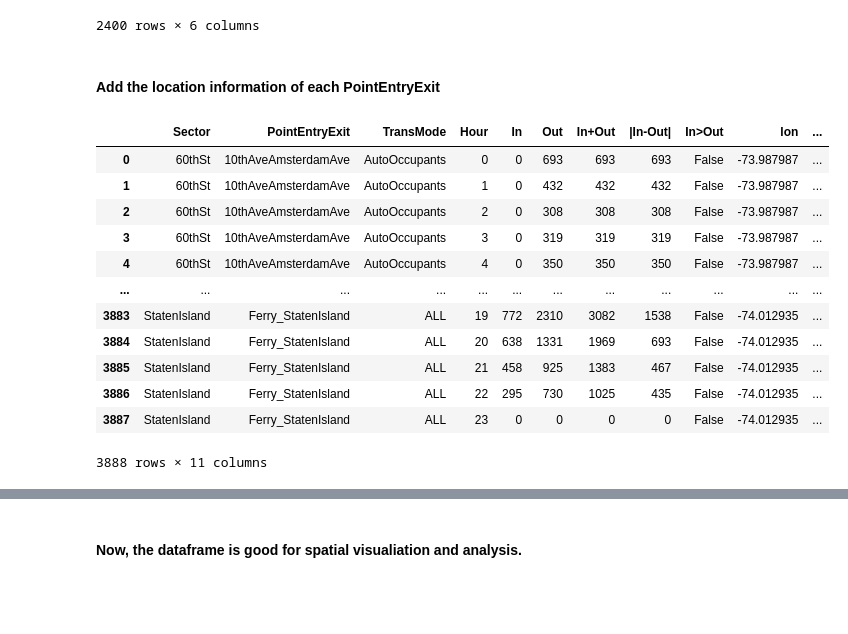
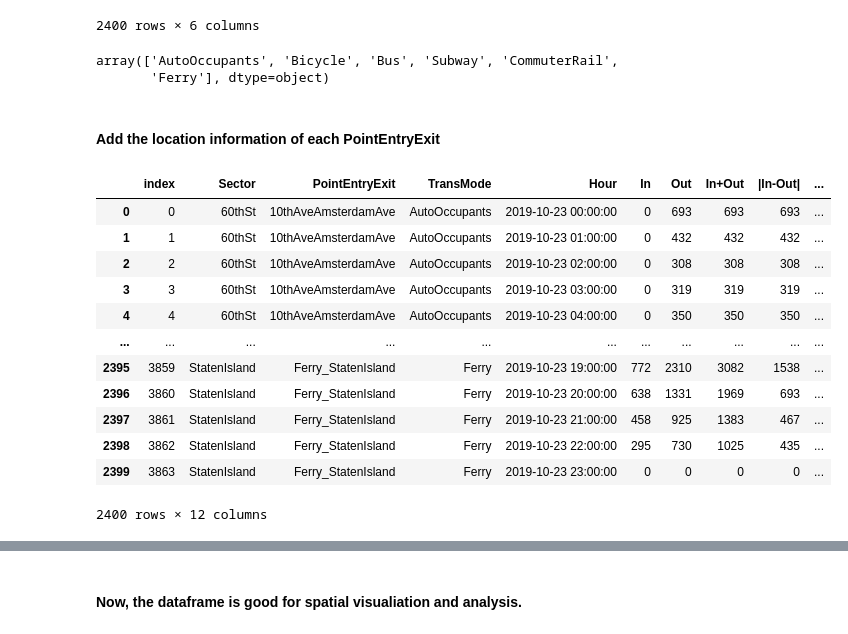
Before and after one commit to BNewborn/mobility-electrification, a Jupyter notebook: 02_DataVisualization/01_HBD_LocationDataset.ipynb, the cells around one changed output, grey strips where cells are left out. Drawn from its saved outputs; the diff is of its cells as text; code cells hidden in the pictures; blank space fills up the shorter version.

```diff
--- a/02_DataVisualization/01_HBD_LocationDataset.ipynb
+++ b/02_DataVisualization/01_HBD_LocationDataset.ipynb
@@ -102,35 +102,51 @@ hbd_reshape
 | 2398 | StatenIsland | Ferry_StatenIsland | Ferry | 22 | 295 | 730 |
 | 2399 | StatenIsland | Ferry_StatenIsland | Ferry | 23 | 0 | 0 |
 2400 rows × 6 columns
+# %%
+hbd_reshape.TransMode.unique()
+# %% [output]
+array(['AutoOccupants', 'Bicycle', 'Bus', 'Subway', 'CommuterRail',
+       'Ferry'], dtype=object)
 # %% [markdown]
 #### Add the location information of each PointEntryExit
 # %%
 # Add 'ALL' (the sum of all TransMode) in the TransMode
 hbd_allmodes = hbd_reshape.groupby(by=['Sector','PointEntryExit','Hour']).agg({"In":"sum","Out":"sum"}).reset_index()
 hbd_allmodes['TransMode'] = 'ALL'
 hbd_viz = pd.concat([hbd_reshape,hbd_allmodes],axis=0)
 
 hbd_viz['In+Out'] = hbd_viz['In'] + hbd_viz['Out']    # to measure the total traffic volumn
 hbd_viz['|In-Out|'] = abs(hbd_viz['In'] - hbd_viz['Out'])    # to measure the 'net' traffic volumn
-hbd_viz['In>Out'] = (hbd_viz['In'] - hbd_viz['Out'])>0    # just for easier visualization
+
+def inout(row):
+    if row['In'] > row['Out']:
+        return 'In +'
+    else:
+        return 'Out +'
+hbd_viz['Net Flow Dir'] = hbd_viz.apply(lambda row: inout(row), axis=1)
 
 entryexit_point = gpd.read_file('./spatial_data/entryexit_point.geojson')
 entryexit_point['lon'] = entryexit_point['geometry'].x
 entryexit_point['lat'] = entryexit_point['geometry'].y
 hbd_viz = hbd_viz.merge(entryexit_point,on=['Sector','PointEntryExit'])
 hbd_viz = hbd_viz.drop(['Type','geometry'], axis=1)
+hbd_viz['Hour'].astype(str)
+hbd_viz['Hour'] = hbd_viz['Hour'].astype(str).str.zfill(2)
+hbd_viz['Hour'] = '2019-10-23 ' + hbd_viz['Hour'] + ':00:00'
+hbd_viz['Hour'] = pd.to_datetime(hbd_viz['Hour'])
+hbd_viz = hbd_viz[hbd_viz['TransMode']!='ALL'].reset_index()
 hbd_viz
 # %% [output]
-|  | Sector | PointEntryExit | TransMode | Hour | In | Out | In+Out | |In-Out| | In>Out | lon | ... |
-| 0 | 60thSt | 10thAveAmsterdamAve | AutoOccupants | 0 | 0 | 693 | 693 | 693 | False | -73.987987 | ... |
-| 1 | 60thSt | 10thAveAmsterdamAve | AutoOccupants | 1 | 0 | 432 | 432 | 432 | False | -73.987987 | ... |
-| 2 | 60thSt | 10thAveAmsterdamAve | AutoOccupants | 2 | 0 | 308 | 308 | 308 | False | -73.987987 | ... |
-| 3 | 60thSt | 10thAveAmsterdamAve | AutoOccupants | 3 | 0 | 319 | 319 | 319 | False | -73.987987 | ... |
-| 4 | 60thSt | 10thAveAmsterdamAve | AutoOccupants | 4 | 0 | 350 | 350 | 350 | False | -73.987987 | ... |
-| ... | ... | ... | ... | ... | ... | ... | ... | ... | ... | ... | ... |
-| 3883 | StatenIsland | Ferry_StatenIsland | ALL | 19 | 772 | 2310 | 3082 | 1538 | False | -74.012935 | ... |
-| 3884 | StatenIsland | Ferry_StatenIsland | ALL | 20 | 638 | 1331 | 1969 | 693 | False | -74.012935 | ... |
-| 3885 | StatenIsland | Ferry_StatenIsland | ALL | 21 | 458 | 925 | 1383 | 467 | False | -74.012935 | ... |
-| 3886 | StatenIsland | Ferry_StatenIsland | ALL | 22 | 295 | 730 | 1025 | 435 | False | -74.012935 | ... |
-| 3887 | StatenIsland | Ferry_StatenIsland | ALL | 23 | 0 | 0 | 0 | 0 | False | -74.012935 | ... |
+|  | index | Sector | PointEntryExit | TransMode | Hour | In | Out | In+Out | |In-Out| | ... |
+| 0 | 0 | 60thSt | 10thAveAmsterdamAve | AutoOccupants | 2019-10-23 00:00:00 | 0 | 693 | 693 | 693 | ... |
+| 1 | 1 | 60thSt | 10thAveAmsterdamAve | AutoOccupants | 2019-10-23 01:00:00 | 0 | 432 | 432 | 432 | ... |
+| 2 | 2 | 60thSt | 10thAveAmsterdamAve | AutoOccupants | 2019-10-23 02:00:00 | 0 | 308 | 308 | 308 | ... |
+| 3 | 3 | 60thSt | 10thAveAmsterdamAve | AutoOccupants | 2019-10-23 03:00:00 | 0 | 319 | 319 | 319 | ... |
+| 4 | 4 | 60thSt | 10thAveAmsterdamAve | AutoOccupants | 2019-10-23 04:00:00 | 0 | 350 | 350 | 350 | ... |
+| ... | ... | ... | ... | ... | ... | ... | ... | ... | ... | ... |
+| 2395 | 3859 | StatenIsland | Ferry_StatenIsland | Ferry | 2019-10-23 19:00:00 | 772 | 2310 | 3082 | 1538 | ... |
+| 2396 | 3860 | StatenIsland | Ferry_StatenIsland | Ferry | 2019-10-23 20:00:00 | 638 | 1331 | 1969 | 693 | ... |
+| 2397 | 3861 | StatenIsland | Ferry_StatenIsland | Ferry | 2019-10-23 21:00:00 | 458 | 925 | 1383 | 467 | ... |
+| 2398 | 3862 | StatenIsland | Ferry_StatenIsland | Ferry | 2019-10-23 22:00:00 | 295 | 730 | 1025 | 435 | ... |
+| 2399 | 3863 | StatenIsland | Ferry_StatenIsland | Ferry | 2019-10-23 23:00:00 | 0 | 0 | 0 | 0 | ... |
-3888 rows × 11 columns
+2400 rows × 12 columns
```
Also changed, not shown: parts of 8 cells of this notebook, 12 other files.
